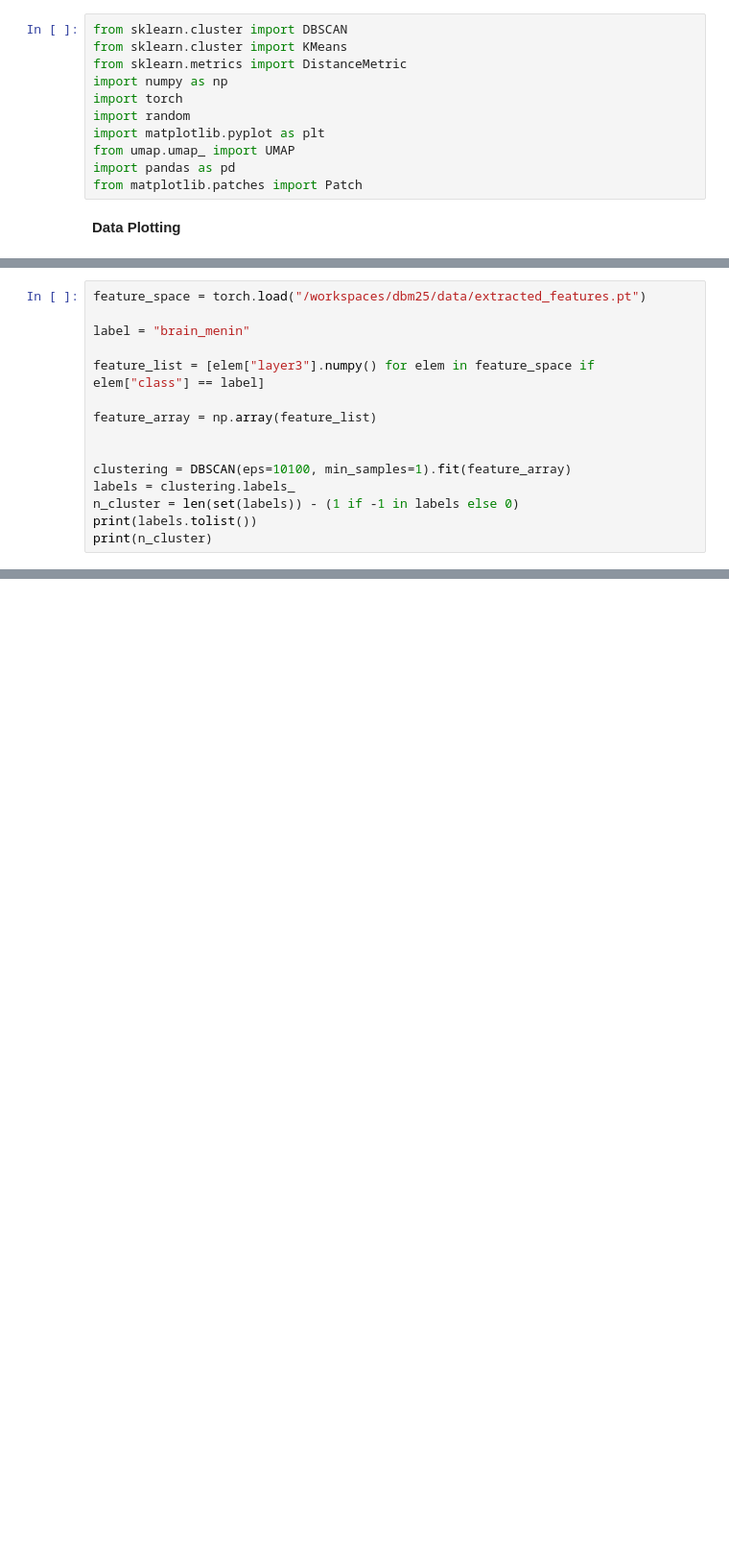
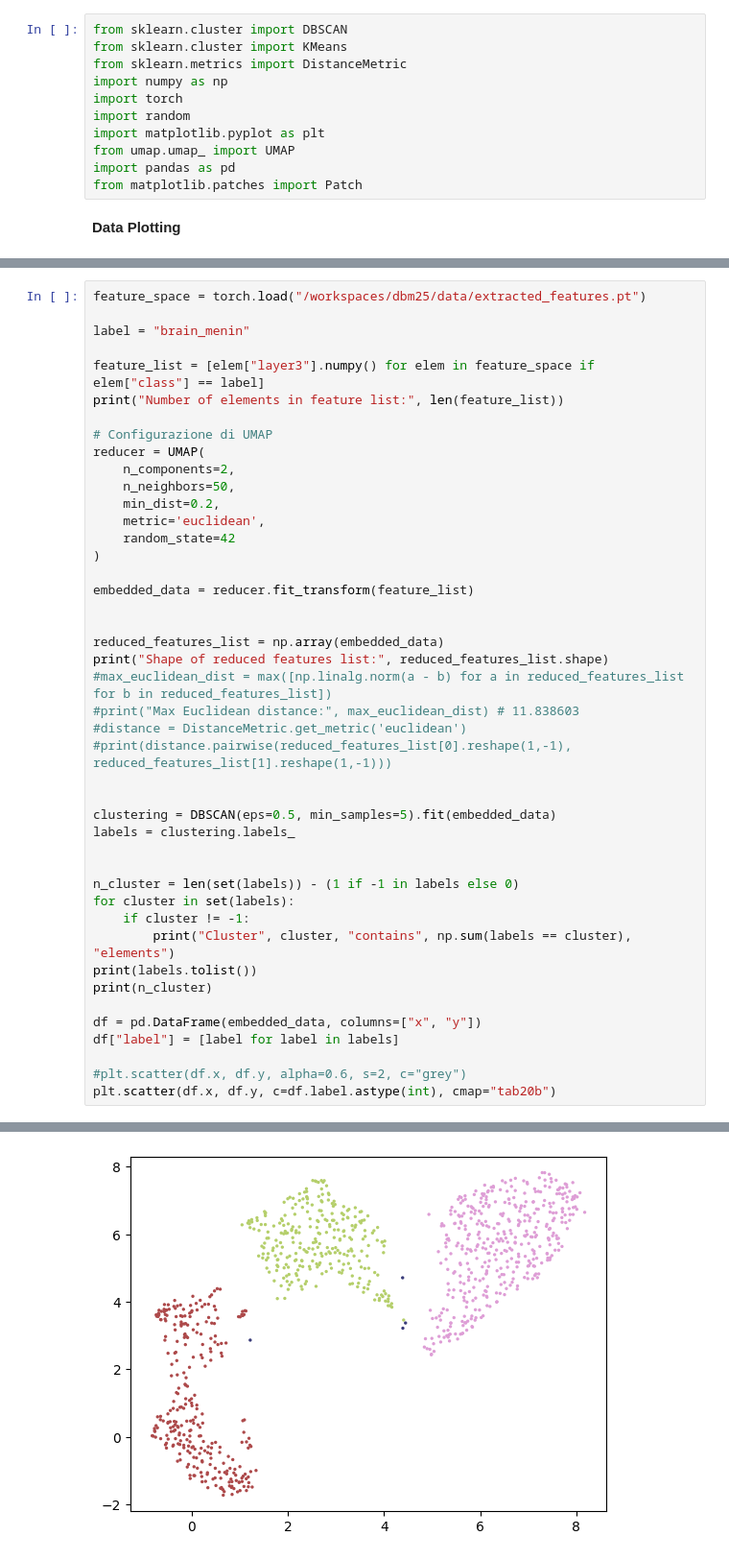
Before and after one commit to VittuD/dbm25, a Jupyter notebook: task_8/task_8_clustering.ipynb, the cells around one changed output, grey strips where cells are left out. Shown: that part at 96% size. Drawn from its saved outputs; the diff is of its cells as text; blank space fills up the shorter version.

```diff
--- a/task_8/task_8_clustering.ipynb
+++ b/task_8/task_8_clustering.ipynb
@@ -80,13 +17,42 @@ feature_space = torch.load("/workspaces/dbm25/data/extracted_features.pt")
 label = "brain_menin"
 
 feature_list = [elem["layer3"].numpy() for elem in feature_space if elem["class"] == label]
+print("Number of elements in feature list:", len(feature_list))
 
-feature_array = np.array(feature_list)
+# Configurazione di UMAP
+reducer = UMAP(
+    n_components=2,
+    n_neighbors=50,
+    min_dist=0.2,
+    metric='euclidean',
+    random_state=42
+)
+
+embedded_data = reducer.fit_transform(feature_list)
 
 
-clustering = DBSCAN(eps=10100, min_samples=1).fit(feature_array)
+reduced_features_list = np.array(embedded_data)
+print("Shape of reduced features list:", reduced_features_list.shape)
+#max_euclidean_dist = max([np.linalg.norm(a - b) for a in reduced_features_list for b in reduced_features_list])
+#print("Max Euclidean distance:", max_euclidean_dist) # 11.838603
+#distance = DistanceMetric.get_metric('euclidean')
+#print(distance.pairwise(reduced_features_list[0].reshape(1,-1), reduced_features_list[1].reshape(1,-1)))
+
+
+clustering = DBSCAN(eps=0.5, min_samples=5).fit(embedded_data)
 labels = clustering.labels_
+
+
 n_cluster = len(set(labels)) - (1 if -1 in labels else 0)
+for cluster in set(labels):
+    if cluster != -1:
+        print("Cluster", cluster, "contains", np.sum(labels == cluster), "elements")
 print(labels.tolist())
 print(n_cluster)
+
+df = pd.DataFrame(embedded_data, columns=["x", "y"])
+df["label"] = [label for label in labels]
+
+#plt.scatter(df.x, df.y, alpha=0.6, s=2, c="grey")
+plt.scatter(df.x, df.y, c=df.label.astype(int), cmap="tab20b")
 # %% [output]
@@ -94,0 +67 @@ print(n_cluster)
+[figure, added]
```
Also changed, not shown: parts of 2 cells of this notebook, 3 other files.
